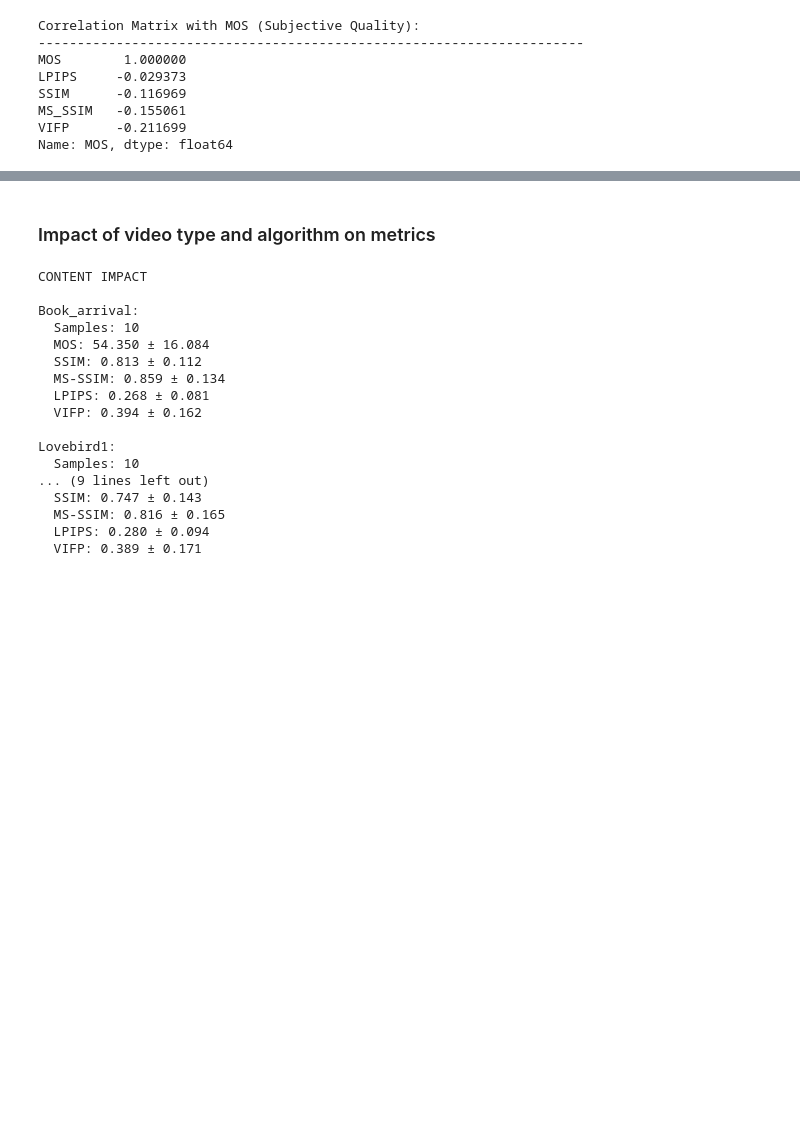
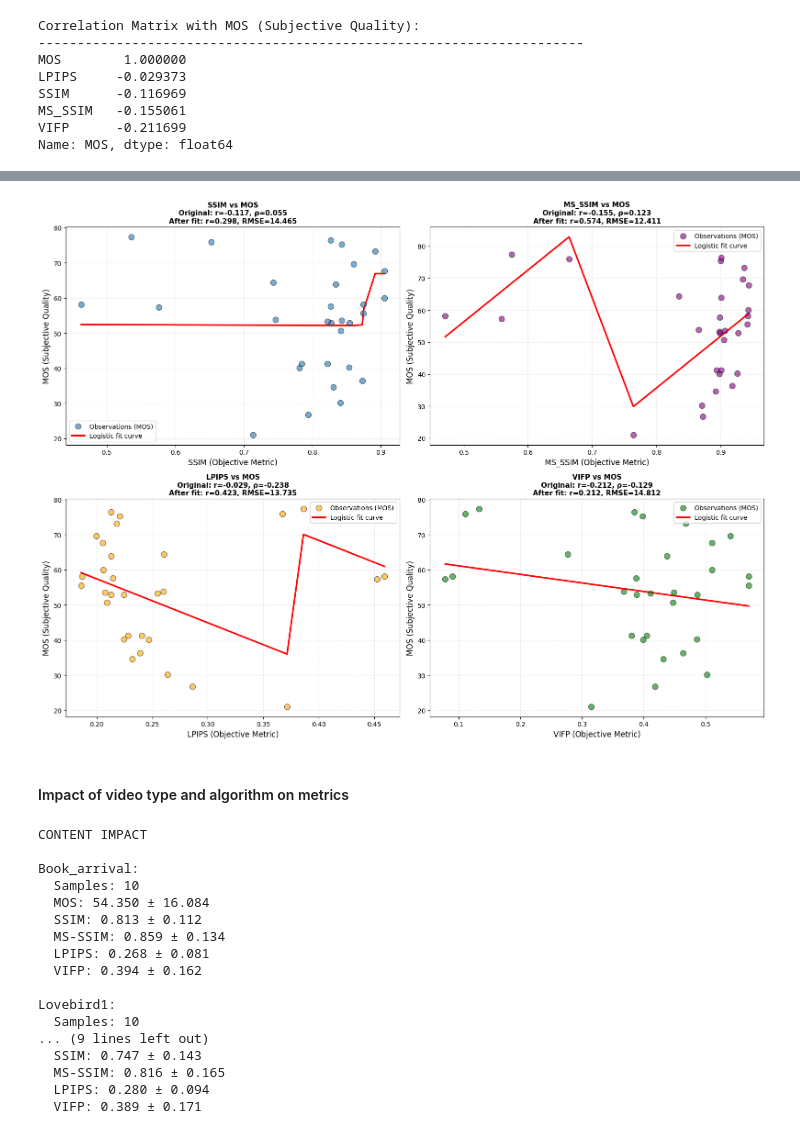
Before and after one commit to marrryzebwjq/Quality-of-Experience, a Jupyter notebook: samviq_analysis.ipynb, the cells around one changed output, grey strips where cells are left out. Saved outputs shown, nothing was run; the diff lists cells and outputs as text; code cells hidden in the pictures; blank space fills up the shorter version.

```diff
--- a/samviq_analysis.ipynb
+++ b/samviq_analysis.ipynb
@@ -1417,3 +1198,53 @@ Fehn_i:
+# %%
+fig, axes = plt.subplots(2, 2, figsize=(16, 12))
+
+colors_map = {
+    'SSIM': 'tab:blue',       # blue
+    'MS_SSIM': 'purple',      # purple
+    'LPIPS': 'orange',        # orange
+    'VIFP': 'green'           # green
+}
+
+for idx, metric in enumerate(metrics_to_analyze):
+    ax = axes[idx // 2, idx % 2]
+    fit_col = f'MOS_fit_{metric}'
+    color = colors_map[metric]
+
+    # scatterplot
+    ax.scatter(df_metrics[metric], df_metrics['MOS'],
+               alpha=0.6, s=80, label='Observations (MOS)',
+               color=color, edgecolors='black', linewidth=0.8, zorder=3)
+
+    # fit
+    sorted_indices = df_metrics[metric].argsort()
+    metric_sorted = df_metrics[metric].iloc[sorted_indices]
+    fit_sorted = df_metrics[fit_col].iloc[sorted_indices]
+
+    ax.plot(metric_sorted, fit_sorted, 'r-', linewidth=2.5,
+            label='Logistic fit curve', zorder=2)
+
+    # correlations
+    from scipy.stats import pearsonr, spearmanr
+    pearson_r = pearsonr(df_metrics[metric], df_metrics['MOS'])[0]
+    spearman_r = spearmanr(df_metrics[metric], df_metrics['MOS'])[0]
+    pearson_fit = pearsonr(df_metrics[fit_col], df_metrics['MOS'])[0]
+
+    # RMSE
+    rmse = np.sqrt(np.mean((df_metrics['MOS'] - df_metrics[fit_col])**2))
+
+    ax.set_xlabel(f'{metric} (Objective Metric)', fontsize=12)
+    ax.set_ylabel('MOS (Subjective Quality)', fontsize=12)
+    ax.set_title(f'{metric} vs MOS\n' +
+                 f'Original: r={pearson_r:.3f}, ρ={spearman_r:.3f}\n' +
+                 f'After fit: r={pearson_fit:.3f}, RMSE={rmse:.3f}',
+                 fontsize=11, fontweight='bold')
+    ax.grid(alpha=0.3, linestyle='--')
+    ax.legend(loc='best', fontsize=10)
+
+plt.tight_layout()
+plt.show()
+# %% [output]
+[figure, added]
 # %% [markdown]
-### Impact of video type and algorithm on metrics
+#### Impact of video type and algorithm on metrics
 # %%
```
Also changed, not shown: parts of 38 cells of this notebook.
